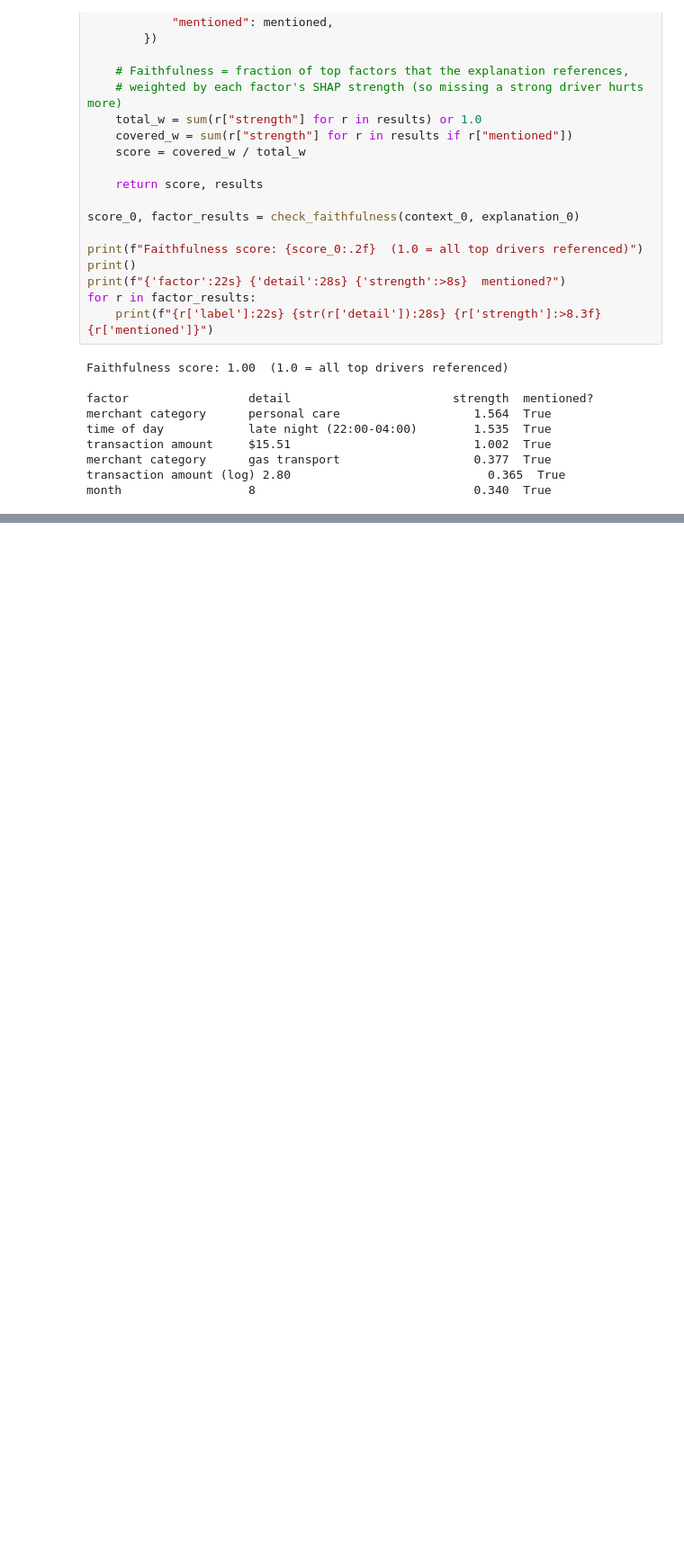
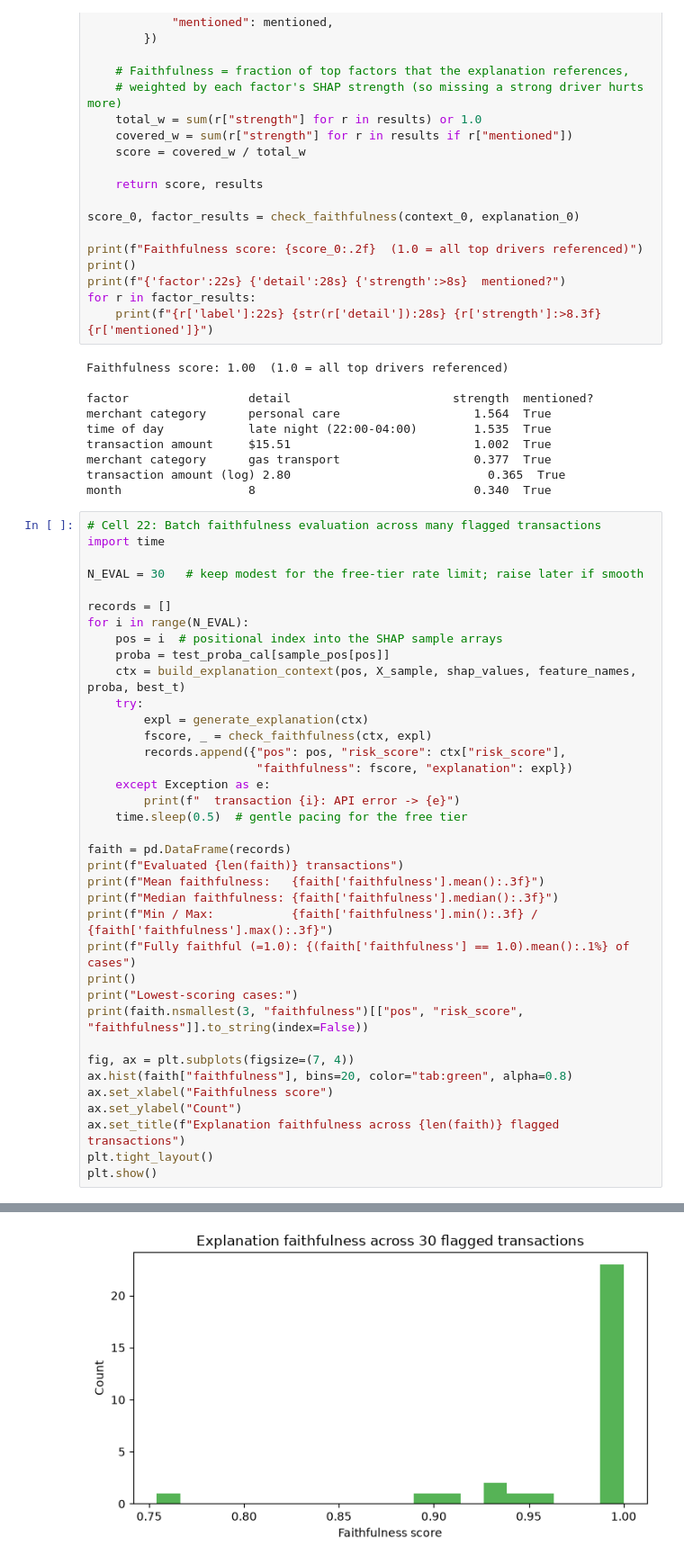
Before and after one commit to KESHAV8087/Payment-Risk-Engine, a Jupyter notebook: notebooks/01_eda.ipynb, the cells around one changed output, grey strips where cells are left out. Shown at 90% size. Drawn from its saved outputs; the diff is of its cells as text; blank space fills up the shorter version.

```diff
--- a/notebooks/01_eda.ipynb
+++ b/notebooks/01_eda.ipynb
@@ -908,3 +908,41 @@ transaction amount     $15.51                          1.002  True
 merchant category      gas transport                   0.377  True
 transaction amount (log) 2.80                            0.365  True
 month                  8                               0.340  True
+# %%
+# Cell 22: Batch faithfulness evaluation across many flagged transactions
+import time
+
+N_EVAL = 30   # keep modest for the free-tier rate limit; raise later if smooth
+
+records = []
+for i in range(N_EVAL):
+    pos = i  # positional index into the SHAP sample arrays
+    proba = test_proba_cal[sample_pos[pos]]
+    ctx = build_explanation_context(pos, X_sample, shap_values, feature_names, proba, best_t)
+    try:
+        expl = generate_explanation(ctx)
+        fscore, _ = check_faithfulness(ctx, expl)
+        records.append({"pos": pos, "risk_score": ctx["risk_score"],
+                        "faithfulness": fscore, "explanation": expl})
+    except Exception as e:
+        print(f"  transaction {i}: API error -> {e}")
+    time.sleep(0.5)  # gentle pacing for the free tier
+
+faith = pd.DataFrame(records)
+print(f"Evaluated {len(faith)} transactions")
+print(f"Mean faithfulness:   {faith['faithfulness'].mean():.3f}")
+print(f"Median faithfulness: {faith['faithfulness'].median():.3f}")
+print(f"Min / Max:           {faith['faithfulness'].min():.3f} / {faith['faithfulness'].max():.3f}")
+print(f"Fully faithful (=1.0): {(faith['faithfulness'] == 1.0).mean():.1%} of cases")
+print()
+print("Lowest-scoring cases:")
+print(faith.nsmallest(3, "faithfulness")[["pos", "risk_score", "faithfulness"]].to_string(index=False))
+
+fig, ax = plt.subplots(figsize=(7, 4))
+ax.hist(faith["faithfulness"], bins=20, color="tab:green", alpha=0.8)
+ax.set_xlabel("Faithfulness score")
+ax.set_ylabel("Count")
+ax.set_title(f"Explanation faithfulness across {len(faith)} flagged transactions")
+plt.tight_layout()
+plt.show()
+# %% [output]
@@ -910,0 +960 @@ month                  8                               0.340  True
+[figure, added]
```
Also changed, not shown: parts of 10 cells of this notebook, 2 other files.
